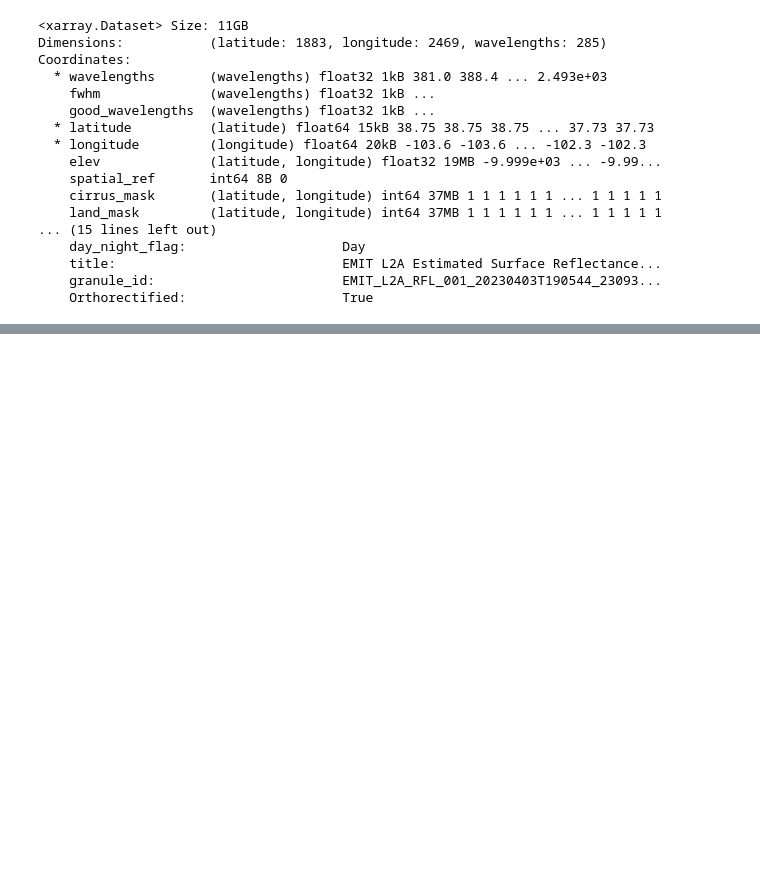
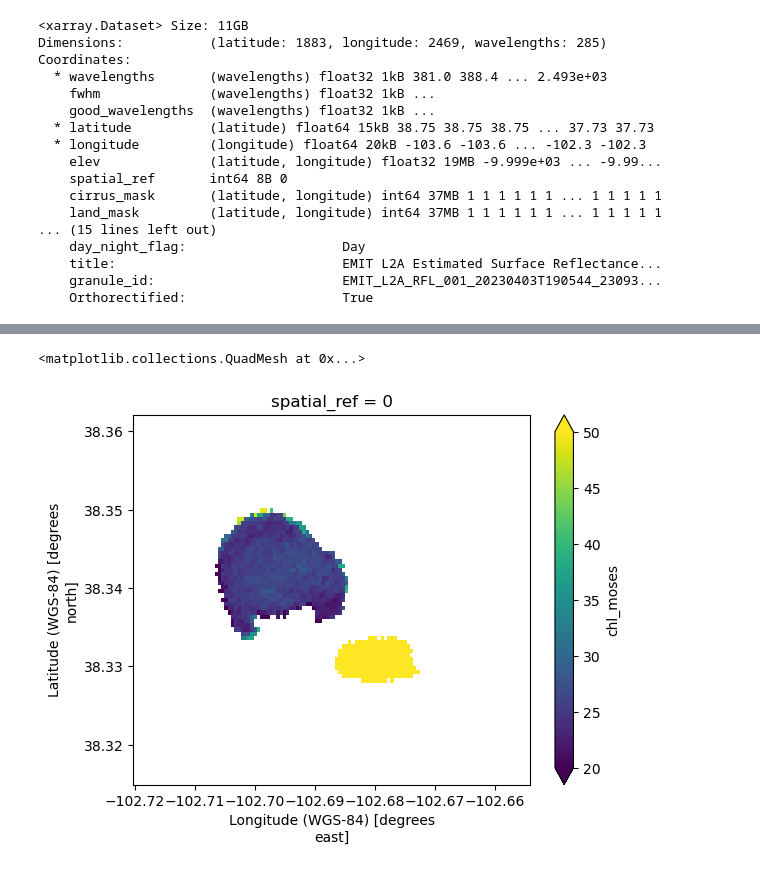
Before and after one commit to CU-ESIIL/HYR-SENSE, a Jupyter notebook: notebooks/water_quality/lesson2_visualizeEMIT.ipynb, the cells around one changed output, grey strips where cells are left out. Saved outputs shown, nothing was run; the diff lists cells and outputs as text; code cells hidden in the pictures; blank space fills up the shorter version.

```diff
--- a/notebooks/water_quality/lesson2_visualizeEMIT.ipynb
+++ b/notebooks/water_quality/lesson2_visualizeEMIT.ipynb
@@ -94,0 +109,5 @@ ds_nee.chl_moses.where(ds_nee.land_mask ==1).plot()
+# %%
+ds_nee.chl_moses.where(ds_nee.land_mask ==1).plot(vmin=20, vmax=50)
+# %% [output]
+<matplotlib.collections.QuadMesh at 0x...>
+[figure, added]
```
Also changed, not shown: parts of 7 cells of this notebook, 3 other files.
